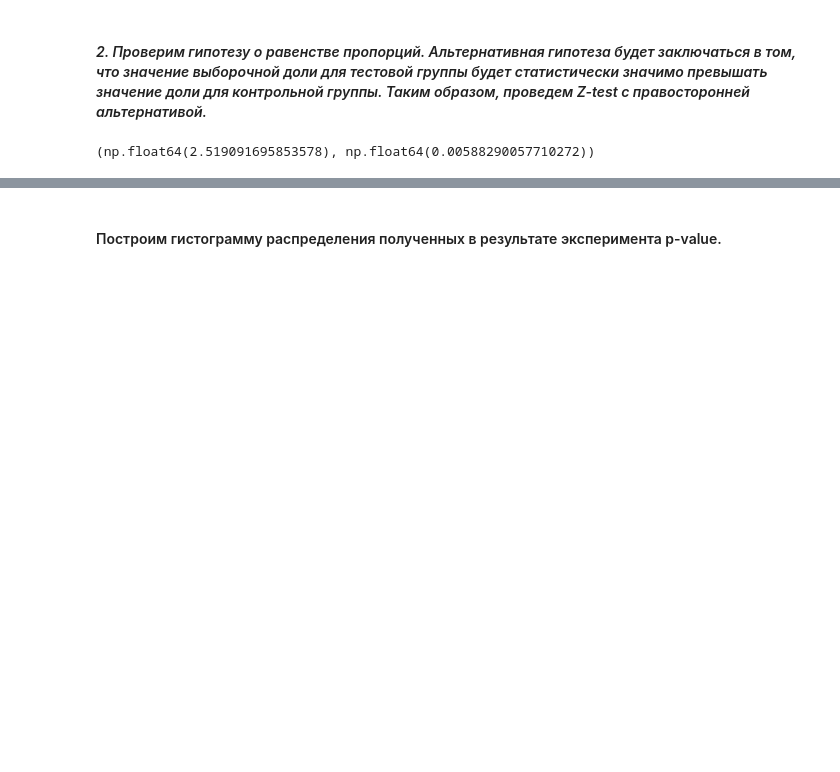
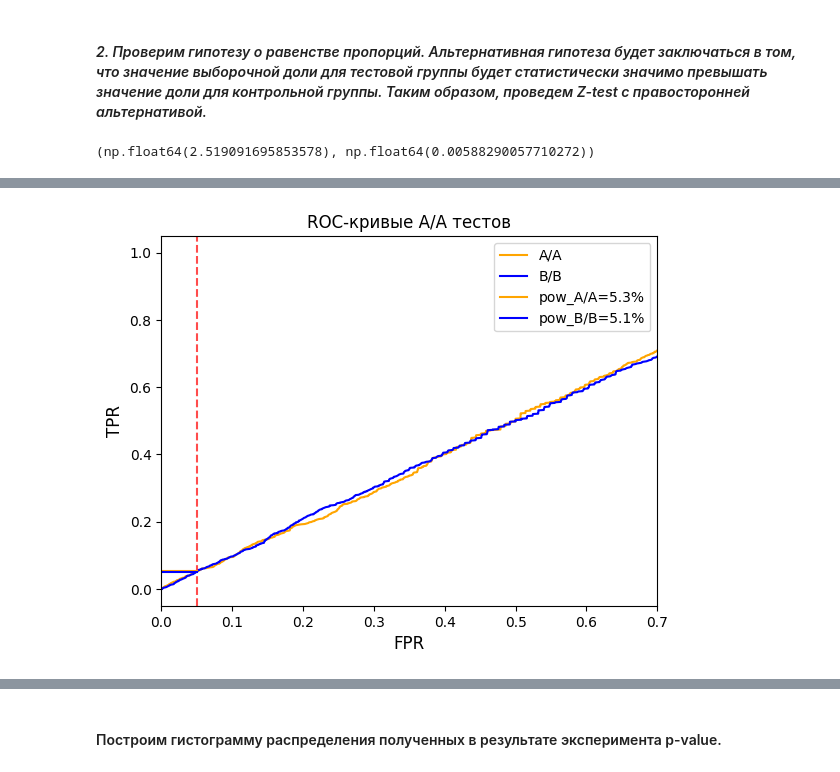
Before and after one commit to witchyburn/ab_test_analysis, a Jupyter notebook: notebooks/ab_analysis.ipynb, the cells around one changed output, grey strips where cells are left out. Cells and saved outputs as stored; diff of their text form; code cells hidden in the pictures; blank space fills up the shorter version.

```diff
--- a/notebooks/ab_analysis.ipynb
+++ b/notebooks/ab_analysis.ipynb
@@ -432,0 +479,21 @@ z_stat, p_value
+# %%
+alpha = 0.05
+power_aa = np.mean(np.array(pvalues_aa) < alpha)
+power_bb = np.mean(np.array(pvalues_bb) < alpha)
+
+fig, ax = plt.subplots()
+
+ax.plot(np.sort(pvalues_aa), [i / N for i in range(N)], color='orange', label='A/A')
+ax.plot(np.sort(pvalues_bb), [i / N for i in range(N)], color='blue', label='B/B')
+ax.axvline(x=alpha, color='r', linestyle='--', alpha=0.7)
+ax.plot([0, alpha], [power_aa, power_aa], color='orange', label=f'pow_A/A={power_aa * 100:.1f}%')
+ax.plot([0, alpha], [power_bb, power_bb], color='blue', label=f'pow_B/B={power_bb * 100:.1f}%')
+
+plt.xlim(0, 0.7)
+plt.xlabel('FPR', fontsize=12)
+plt.ylabel('TPR', fontsize=12)
+plt.title(f'ROC-кривые A/A тестов', fontsize=12)
+plt.legend()
+plt.show()
+# %% [output]
+[figure, added]
```
Also changed, not shown: parts of 14 cells of this notebook, 1 other file.
